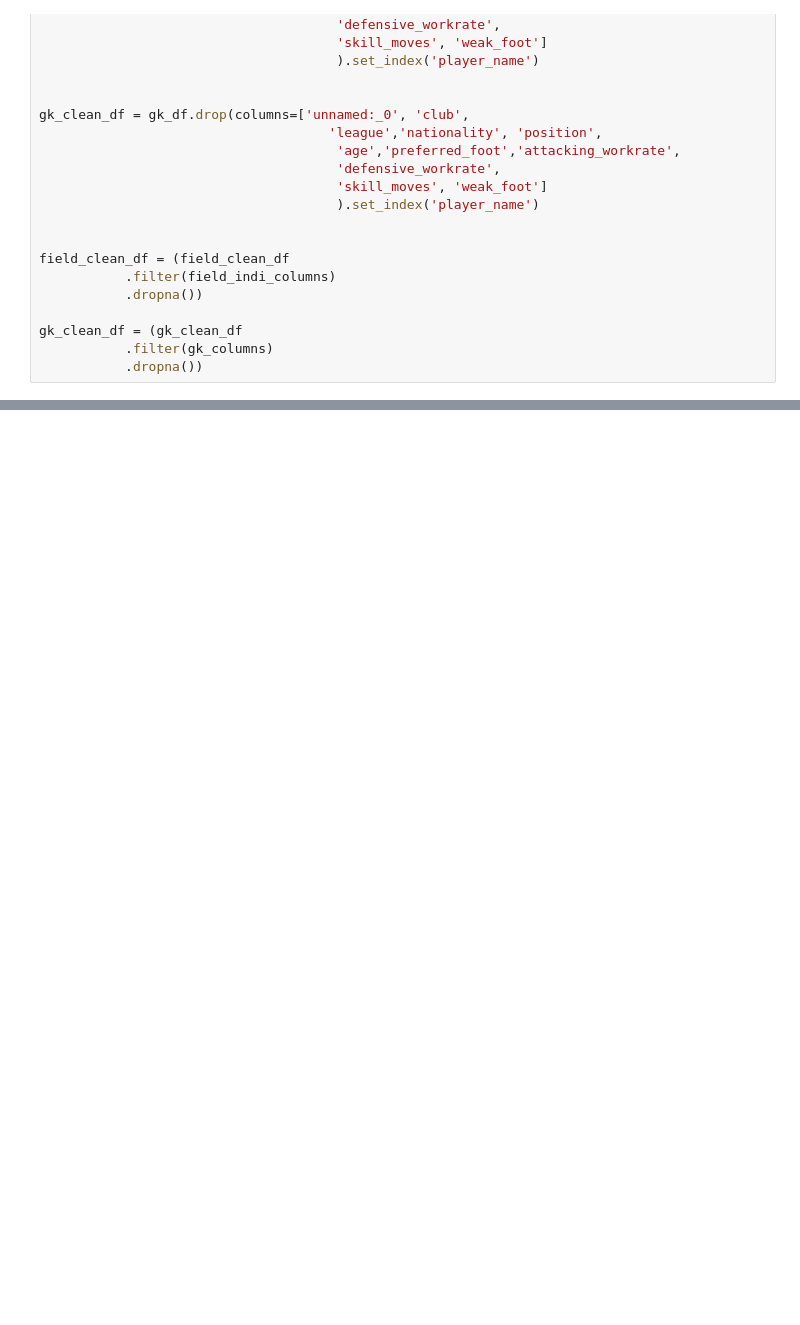
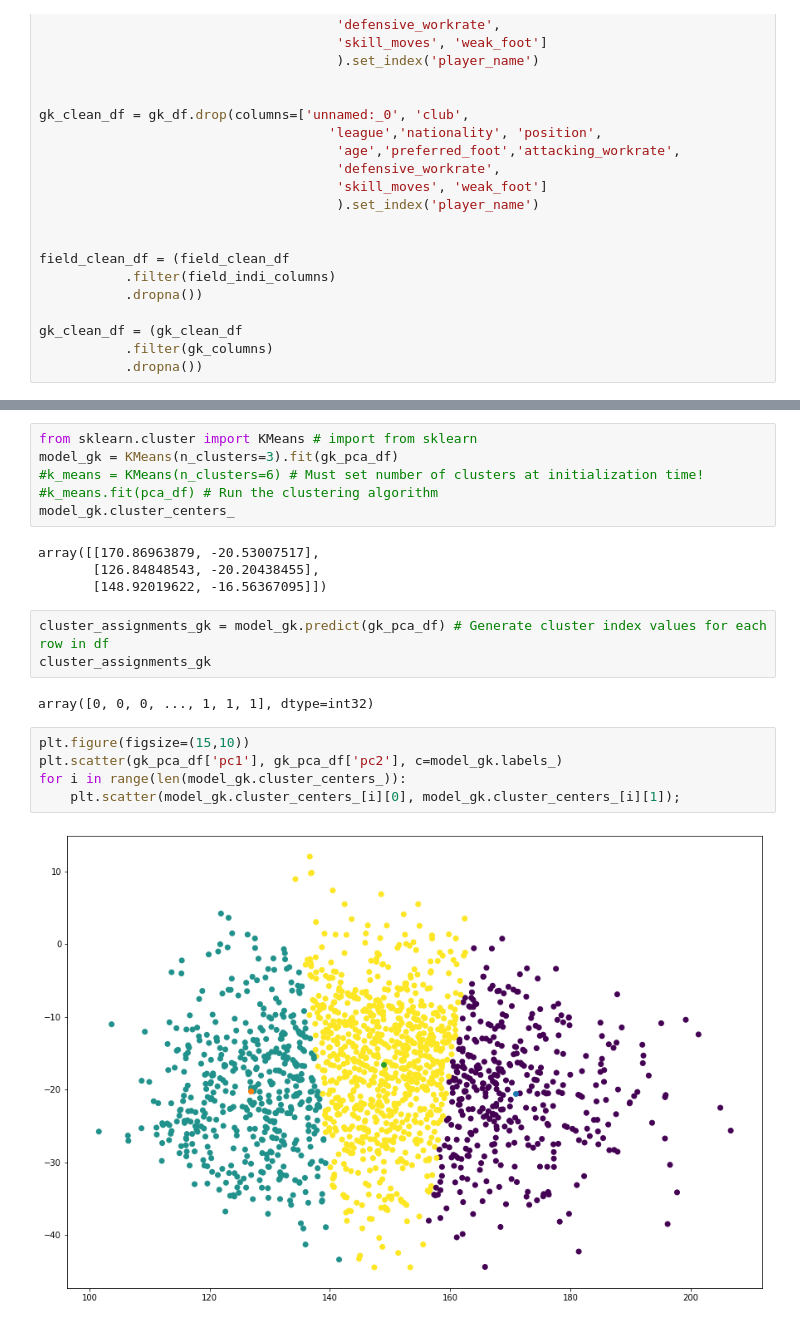
Before and after one commit to dirkstrong1/soccer_player_predictor, a Jupyter notebook: sandbox/player_exploration.ipynb, the cells around one changed output, grey strips where cells are left out. Saved outputs shown, nothing was run; the diff lists cells and outputs as text; blank space fills up the shorter version.

Commit message:
Split clusters and tested Kmeans and Elbow methods

```diff
--- a/sandbox/player_exploration.ipynb
+++ b/sandbox/player_exploration.ipynb
@@ -163,0 +174,22 @@ ValueError: Shape of passed values is (1709, 1), indices imply (1709, 6)
+# %%
+from sklearn.cluster import KMeans # import from sklearn
+model_gk = KMeans(n_clusters=3).fit(gk_pca_df)
+#k_means = KMeans(n_clusters=6) # Must set number of clusters at initialization time!
+#k_means.fit(pca_df) # Run the clustering algorithm
+model_gk.cluster_centers_
+# %% [output]
+array([[170.86963879, -20.53007517],
+       [126.84848543, -20.20438455],
+       [148.92019622, -16.56367095]])
+# %%
+cluster_assignments_gk = model_gk.predict(gk_pca_df) # Generate cluster index values for each row in df
+cluster_assignments_gk
+# %% [output]
+array([0, 0, 0, ..., 1, 1, 1], dtype=int32)
+# %%
+plt.figure(figsize=(15,10))
+plt.scatter(gk_pca_df['pc1'], gk_pca_df['pc2'], c=model_gk.labels_)
+for i in range(len(model_gk.cluster_centers_)):
+    plt.scatter(model_gk.cluster_centers_[i][0], model_gk.cluster_centers_[i][1]);
+# %% [output]
+[figure, added]
```
Also changed, not shown: parts of 30 cells of this notebook.
